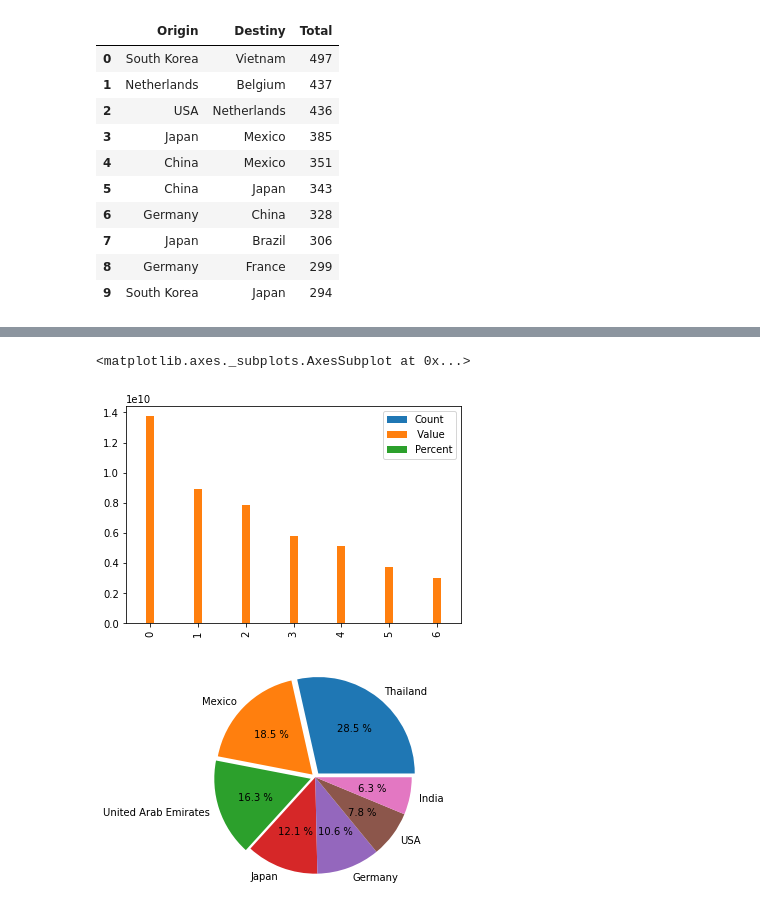
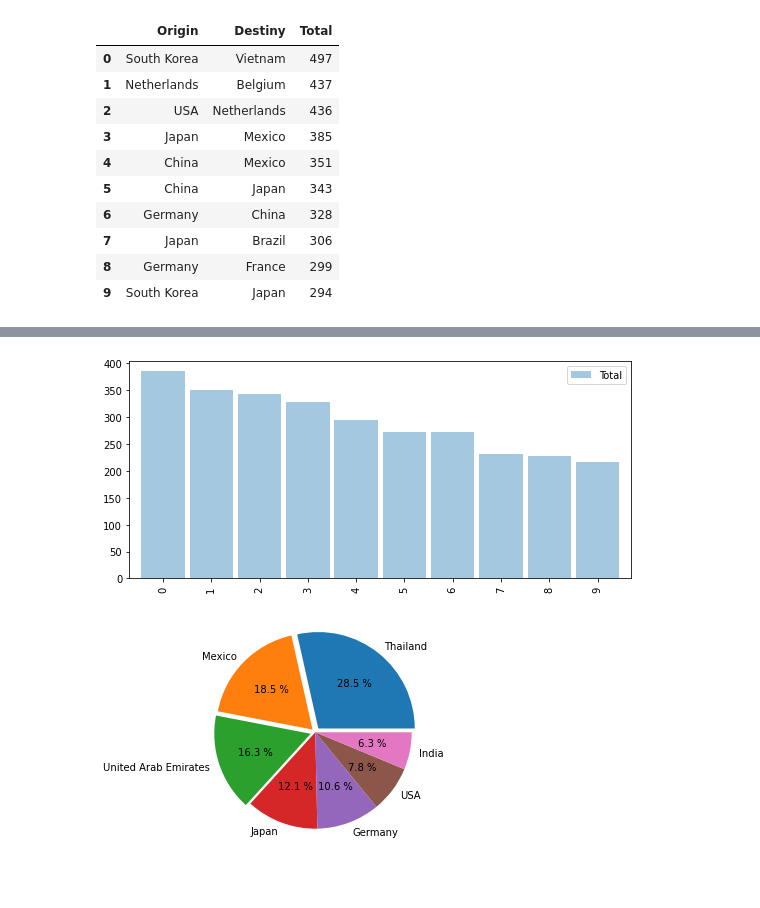
Before and after one commit to sh4rkd/ANALISIS_02_MIRAMONTES_FRED, a Jupyter notebook: csv/Tablas&Graficos_analisi_02.ipynb, the cells around one changed output, grey strips where cells are left out. Saved outputs shown, nothing was run; the diff lists cells and outputs as text; code cells hidden in the pictures; blank space fills up the shorter version.

```diff
--- a/csv/Tablas&Graficos_analisi_02.ipynb
+++ b/csv/Tablas&Graficos_analisi_02.ipynb
@@ -64,8 +60,7 @@ imports_transport.plot(kind = 'bar')
-# %%
-total_imports.plot(kind = 'bar')
-# %% [output]
-<matplotlib.axes._subplots.AxesSubplot at 0x...>
-[figure, removed]
+# %%
+imports.plot(kind = 'bar', stacked = 'True', alpha = 0.4, width = 0.9, figsize=(9,4));
+# %% [output]
+[figure, added]
 # %%
 plt.pie(total_imports.Percent, labels=total_imports.Country_import, autopct="%0.1f %%", explode=(0.05, 0.04, 0.05, 0,0,0,0))
 plt.axis("equal")
```
Also changed, not shown: parts of 16 cells of this notebook.
